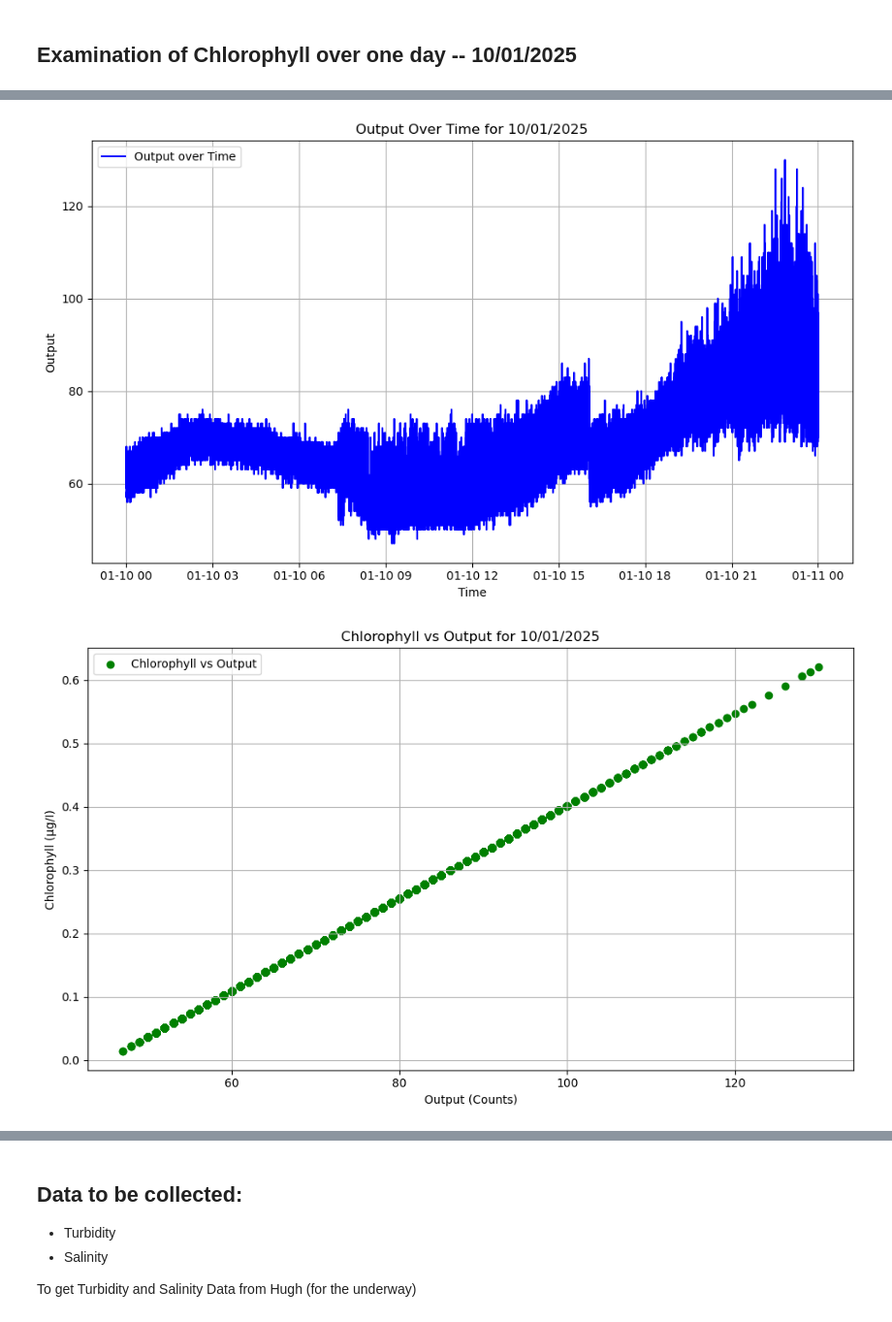
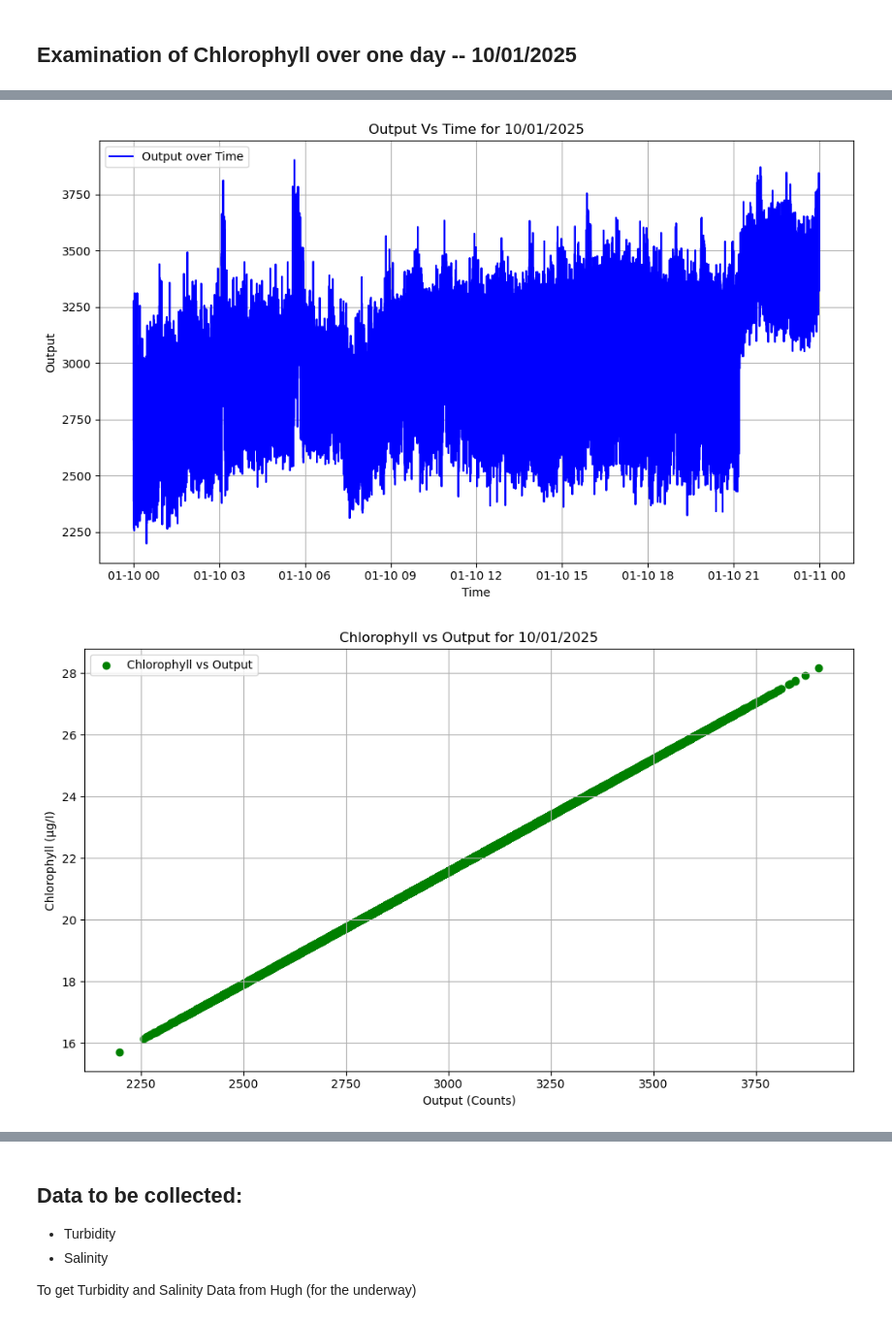
Before and after one commit to Asgar-Fataymamode/OceanX_Project1, a Jupyter notebook: Notebook.ipynb, the cells around one changed output, grey strips where cells are left out. Shown at 97% size. Saved outputs shown, nothing was run; the diff lists cells and outputs as text; code cells hidden in the pictures.

```diff
--- a/Notebook.ipynb
+++ b/Notebook.ipynb
@@ -638,7 +638,7 @@ import pandas as pd
 file_path = "chlorophyll_10.txt"
 data = pd.read_csv(file_path, sep='\t', header=None)
 
-data.columns = ['Time', 'Unused1', 'Unused2', 'Output', 'Unused3', 'Unused4', 'Unused5']
+data.columns = ['Time', 'Unused1', 'Unused2', 'Unused3', 'Unused4', 'Output', 'Unused5']
 
 data['Time'] = data['Time'].str.split(',').str[0]
 
@@ -656,7 +656,7 @@ plt.figure(figsize=(10, 6))
 plt.plot(processed_data['Time'], processed_data['Output'], label='Output over Time', color='blue')
 plt.xlabel('Time')
 plt.ylabel('Output')
-plt.title('Output Over Time for 10/01/2025')
+plt.title('Output Vs Time for 10/01/2025')
 plt.legend()
 plt.grid(True)
 plt.tight_layout()
@@ -686,7 +686,7 @@ plt.figure(figsize=(10, 6))
 plt.plot(processed_data['Time'], processed_data['Chlorophyll'], label='Chlorophyll vs Time', color='blue')
 plt.xlabel('Time')
 plt.ylabel('Chlorophyll (µg/I)')
-plt.title('Chlorophyll Over Time for 10/01/2025')
+plt.title('Chlorophyll Vs Time for 10/01/2025')
 plt.legend()
 plt.grid(True)
 plt.tight_layout()
@@ -701,2 +701,2 @@ plt.show()
-[figure, old version]
+[figure, new version]
-[figure, old version]
+[figure, new version]
```
Also changed, not shown: parts of 1 cell of this notebook.
